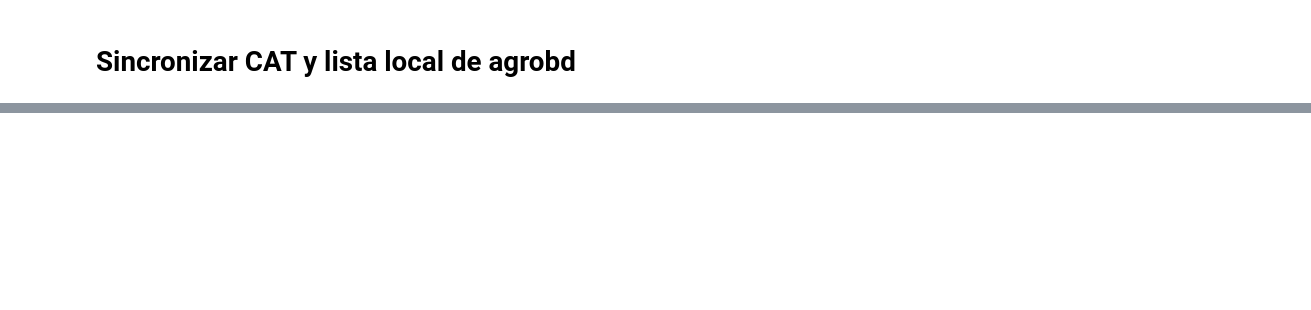
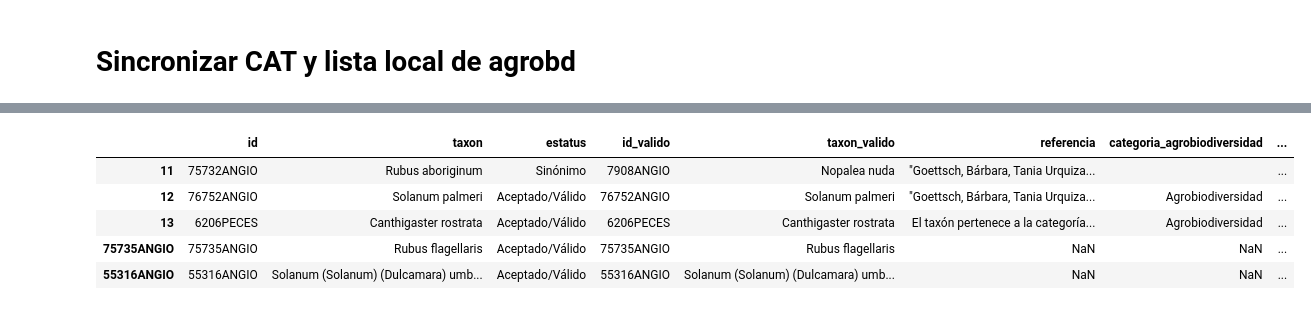
Before and after one commit to CONABIO/catalogo-agrobiodiversidad, a Jupyter notebook: scripts/Sync.ipynb, the cells around one changed output, grey strips where cells are left out. Cells and saved outputs as stored; diff of their text form; code cells hidden in the pictures; blank space fills up the shorter version.

```diff
--- a/scripts/Sync.ipynb
+++ b/scripts/Sync.ipynb
@@ -7,6 +7,8 @@ import requests
 
 # local import
 from paths import *
+# %%
+agrobd_list = pd.read_csv('../tests/test_sync_input-agrobd.csv', keep_default_na=False)
 # %%
 def getInfoTaxon(record_id):
     '''
@@ -167,0 +285,9 @@ def sync_agrobd_to_catalog(agrobd_list):
+# %%
+agrobd_list.tail()
+# %% [output]
+|  | id | taxon | estatus | id_valido | taxon_valido | referencia | categoria_agrobiodiversidad | ... |
+| 11 | 75732ANGIO | Rubus aboriginum | Sinónimo | 7908ANGIO | Nopalea nuda | "Goettsch, Bárbara, Tania Urquiza... |  | ... |
+| 12 | 76752ANGIO | Solanum palmeri | Aceptado/Válido | 76752ANGIO | Solanum palmeri | "Goettsch, Bárbara, Tania Urquiza... | Agrobiodiversidad | ... |
+| 13 | 6206PECES | Canthigaster rostrata | Aceptado/Válido | 6206PECES | Canthigaster rostrata | El taxón pertenece a la categoría... | Agrobiodiversidad | ... |
+| 75735ANGIO | 75735ANGIO | Rubus flagellaris | Aceptado/Válido | 75735ANGIO | Rubus flagellaris | NaN | NaN | ... |
+| 55316ANGIO | 55316ANGIO | Solanum (Solanum) (Dulcamara) umb... | Aceptado/Válido | 55316ANGIO | Solanum (Solanum) (Dulcamara) umb... | NaN | NaN | ... |
```
Also changed, not shown: parts of 20 cells of this notebook, 1 other file.
